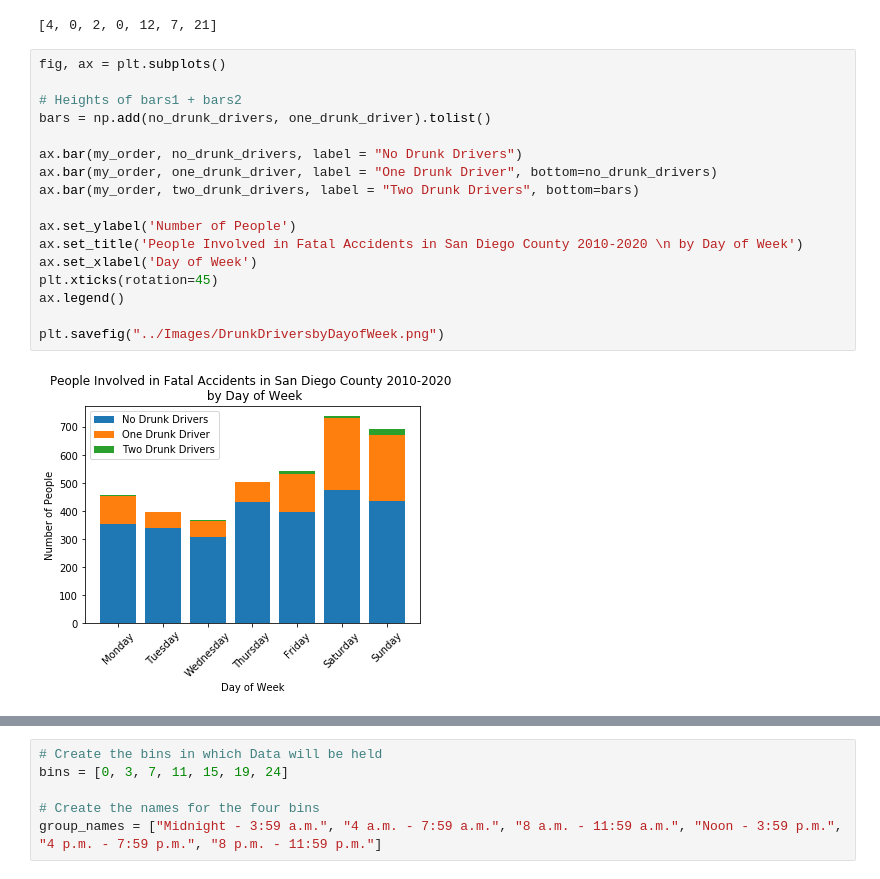
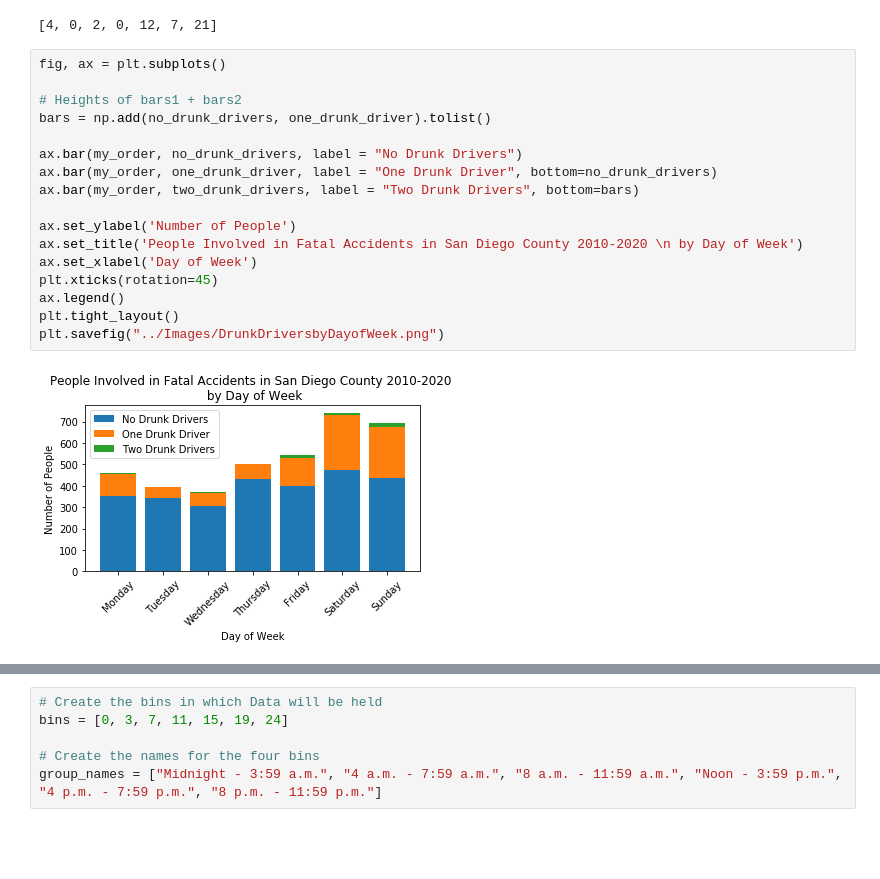
Before and after one commit to mwhitmore1/ucsd_bootcamp-traffic_accident_analysis, a Jupyter notebook: notebooks/Visualization_Tests.ipynb, the cells around one changed output, grey strips where cells are left out. Saved outputs shown, nothing was run; the diff lists cells and outputs as text; blank space fills up the shorter version.

```diff
--- a/notebooks/Visualization_Tests.ipynb
+++ b/notebooks/Visualization_Tests.ipynb
@@ -152,22 +152,22 @@ two_drunk_drivers
 # %%
 fig, ax = plt.subplots()
 
 # Heights of bars1 + bars2
 bars = np.add(no_drunk_drivers, one_drunk_driver).tolist()
 
 ax.bar(my_order, no_drunk_drivers, label = "No Drunk Drivers")
 ax.bar(my_order, one_drunk_driver, label = "One Drunk Driver", bottom=no_drunk_drivers)
 ax.bar(my_order, two_drunk_drivers, label = "Two Drunk Drivers", bottom=bars)
 
 ax.set_ylabel('Number of People')
 ax.set_title('People Involved in Fatal Accidents in San Diego County 2010-2020 \n by Day of Week')
 ax.set_xlabel('Day of Week')
 plt.xticks(rotation=45)
 ax.legend()
-
+plt.tight_layout()
 plt.savefig("../Images/DrunkDriversbyDayofWeek.png")
 # %% [output]
-[figure, old version]
+[figure, new version]
 # %%
 day_of_week = people_df["Day of Week"].value_counts()
 day_of_week.plot(kind="bar")
```
Also changed, not shown: parts of 9 cells of this notebook, 3 other files.
